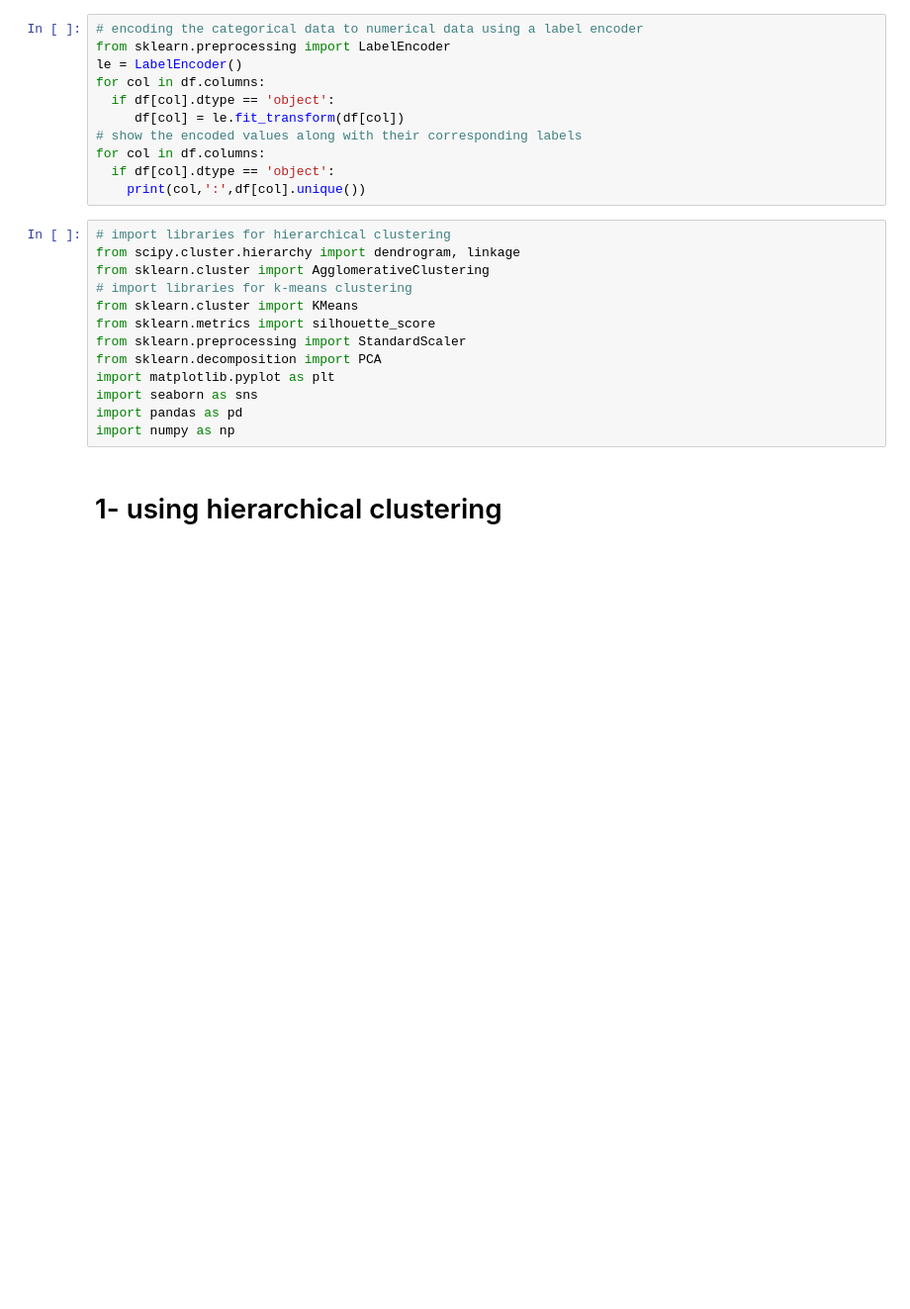
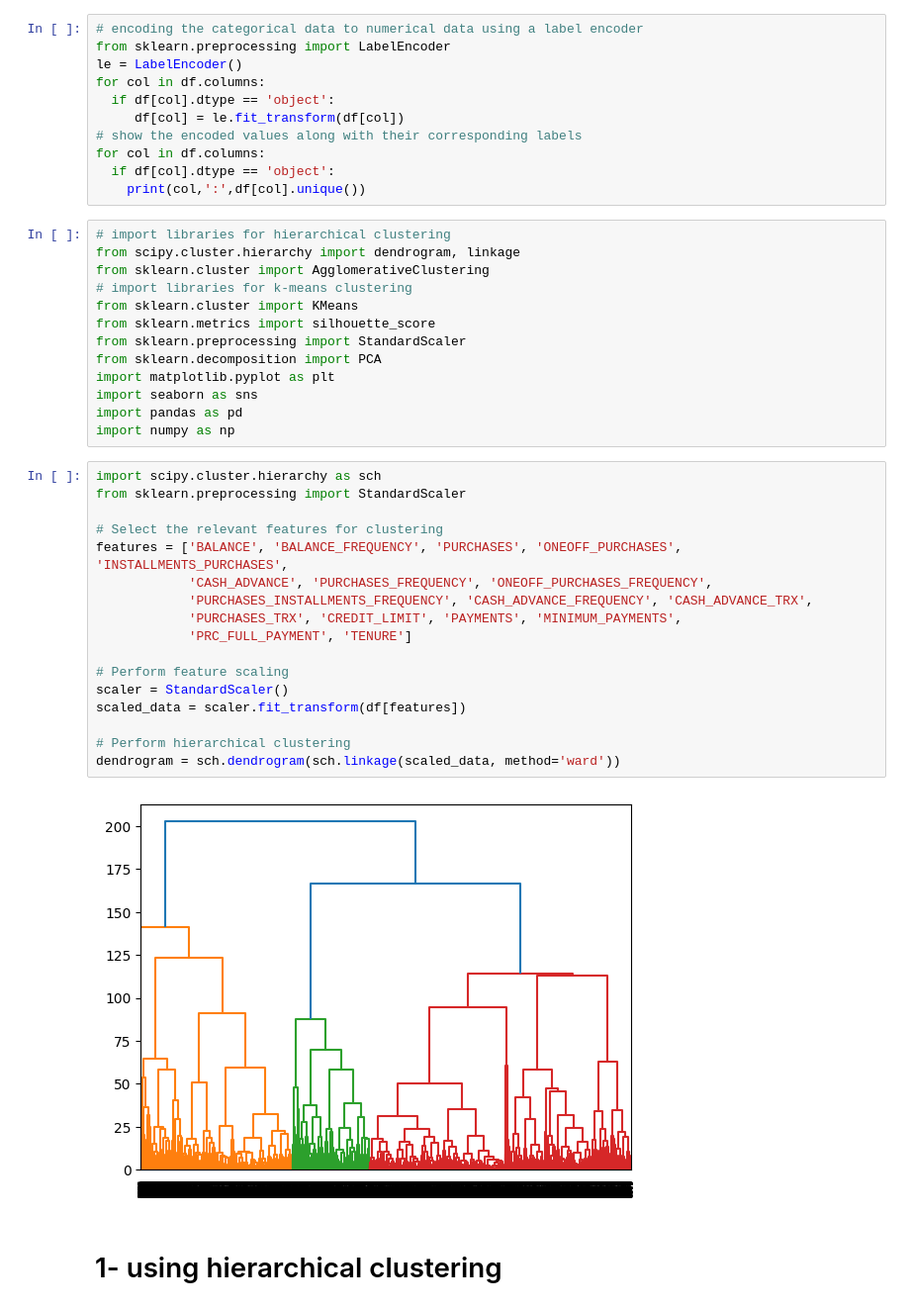
Before and after one commit to mmedoues/cc-general, a Jupyter notebook: model.ipynb, the cells around one changed output. Shown at 99% size. Cells and saved outputs as stored; diff of their text form; blank space fills up the shorter version.

```diff
--- a/model.ipynb
+++ b/model.ipynb
@@ -96,6 +96,25 @@ import matplotlib.pyplot as plt
 import seaborn as sns
 import pandas as pd
 import numpy as np
+# %%
+import scipy.cluster.hierarchy as sch
+from sklearn.preprocessing import StandardScaler
+
+# Select the relevant features for clustering
+features = ['BALANCE', 'BALANCE_FREQUENCY', 'PURCHASES', 'ONEOFF_PURCHASES', 'INSTALLMENTS_PURCHASES',
+            'CASH_ADVANCE', 'PURCHASES_FREQUENCY', 'ONEOFF_PURCHASES_FREQUENCY',
+            'PURCHASES_INSTALLMENTS_FREQUENCY', 'CASH_ADVANCE_FREQUENCY', 'CASH_ADVANCE_TRX',
+            'PURCHASES_TRX', 'CREDIT_LIMIT', 'PAYMENTS', 'MINIMUM_PAYMENTS',
+            'PRC_FULL_PAYMENT', 'TENURE']
+
+# Perform feature scaling
+scaler = StandardScaler()
+scaled_data = scaler.fit_transform(df[features])
+
+# Perform hierarchical clustering
+dendrogram = sch.dendrogram(sch.linkage(scaled_data, method='ward'))
+# %% [output]
+[figure, added]
 # %% [markdown]
 # 1- using hierarchical clustering
 # %%
```
Also changed, not shown: parts of 4 cells of this notebook.
